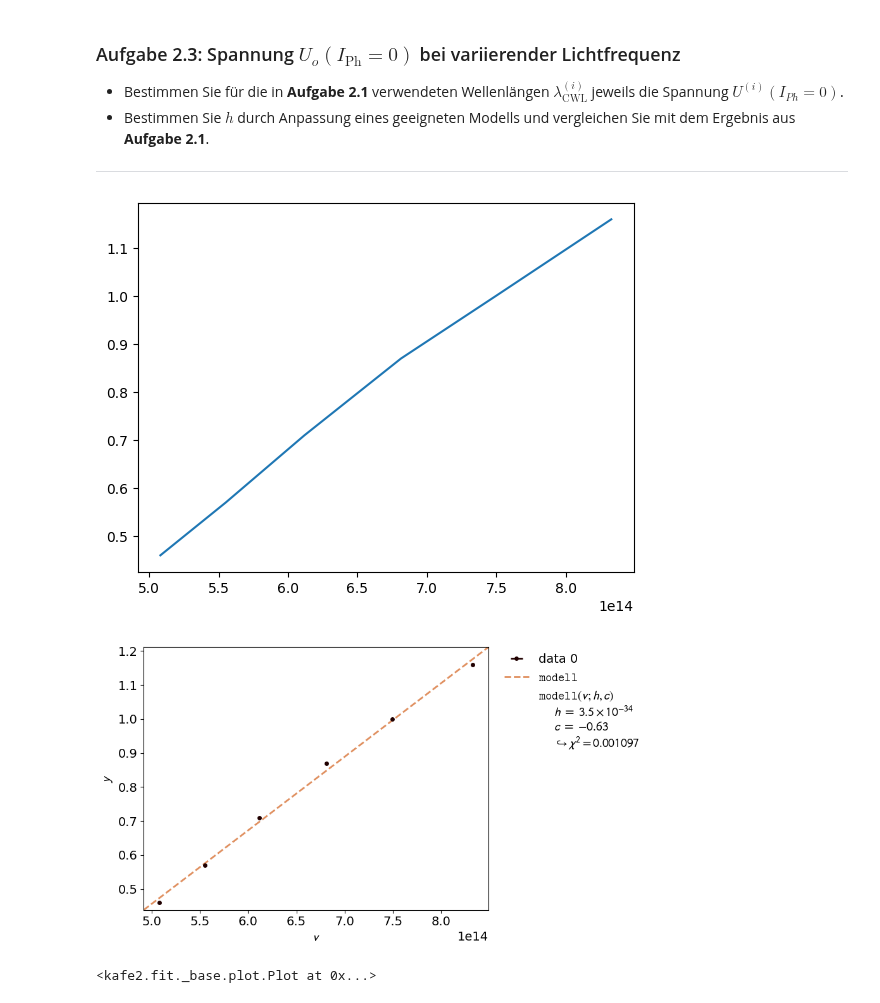
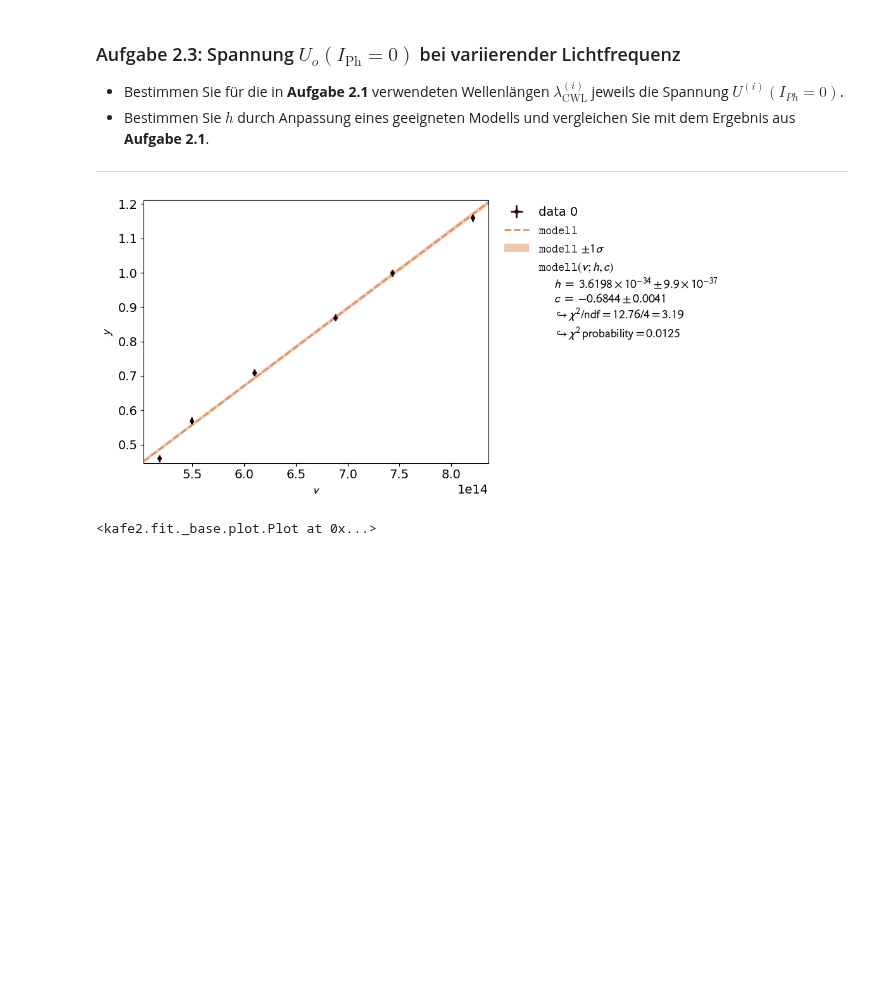
Before and after one commit to HerbertderGrosse/P2-sose-2024, a Jupyter notebook: Photoeffekt/Photoeffekt.ipynb, the cells around one changed output. Saved outputs shown, nothing was run; the diff lists cells and outputs as text; code cells hidden in the pictures; blank space fills up the shorter version.

```diff
--- a/Photoeffekt/Photoeffekt.ipynb
+++ b/Photoeffekt/Photoeffekt.ipynb
@@ -145,10 +164,3 @@ kafe2.plot()
  * Bestimmen Sie $h$ durch Anpassung eines geeigneten Modells.
 
 ---
-# %%
-c = const.c
-
-Uph = np.array([[360,1.193,1.172,1.172,1.173,1.175],[400,1.023,1.009,1.010,1.010,1.010],[440,0.905,0.887,0.887,0.888,0.889],[490,0.773,0.735,0.735,0.735,0.736],[540,0.599,0.586,0.587,0.587,0.587],[590,0.515,0.483,0.480,0.480,0.480]]) #[nm,V]
-Uph[:,0] = c/Uph[:,0]*1e9
-0.99567
-Uph_means
@@ -157,11 +210,14 @@ array([1.177 , 1.0124, 0.8912, 0.7428, 0.5892, 0.4876])
 # %%
-#plt.plot(Uph[:,0],Uph[:,1])
+freqs = const.c/waves
+Uph = np.array([[1.193,1.172,1.172,1.173,1.175],[1.023,1.009,1.010,1.010,1.010],[0.905,0.887,0.887,0.888,0.889],[0.773,0.735,0.735,0.735,0.736],[0.599,0.586,0.587,0.587,0.587],[0.515,0.483,0.480,0.480,0.480]]) #[nm,V]
+Uphn = np.mean(Uph,axis=1)
+Uphs = np.std(Uph,axis=1)
 
-def U(nu,Wk,h):
-    return h*nu/const.e - Wk
+def U(nu,W,h):
+    return h*nu/const.e - W
 
-err_syst= 0
+err_syst= 0.005 #error when reading the multimeter
 
-kafe2.xy_fit(U,Uph[:,0],np.mean(Uph[:,1:],axis=1),y_error=np.std(Uph[:,1:],axis=1)+err_syst)
+kafe2.xy_fit(U,unp.nominal_values(freqs),Uphn,y_error=Uphs+err_syst)
 kafe2.plot()
 # %% [output]
@@ -203,14 +323,12 @@ np.mean(abs(data1[15:,0]-data2[15:])/(data1[15:,0]))
 ---
 # %%
 lam = np.array([1.16,1.00,0.87,0.71,0.57,0.46])
-plt.plot(Uph[:,0],lam)
 
 def modell(v,h,c):
     return h*v/const.e+c
 
-kafe2.xy_fit(modell,Uph[:,0],lam)
+kafe2.xy_fit(modell,unp.nominal_values(freqs),lam,y_error=0.01)
 kafe2.plot()
 # %% [output]
-[figure, old version]
+[figure, new version]
-[figure, removed]
 <kafe2.fit._base.plot.Plot at 0x...>
```
Also changed, not shown: parts of 17 cells of this notebook.
